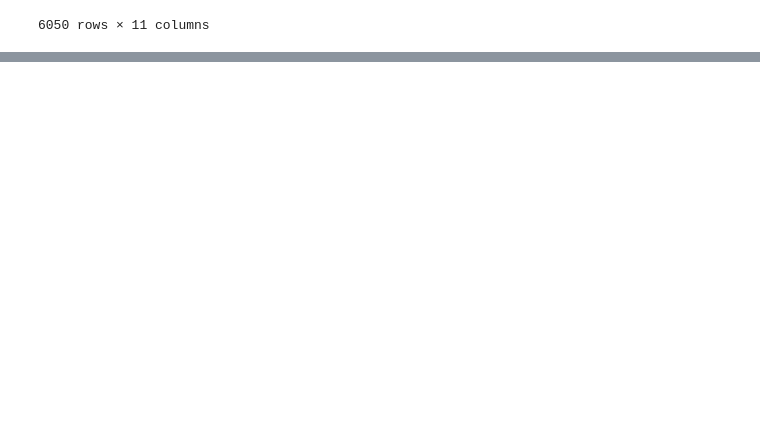
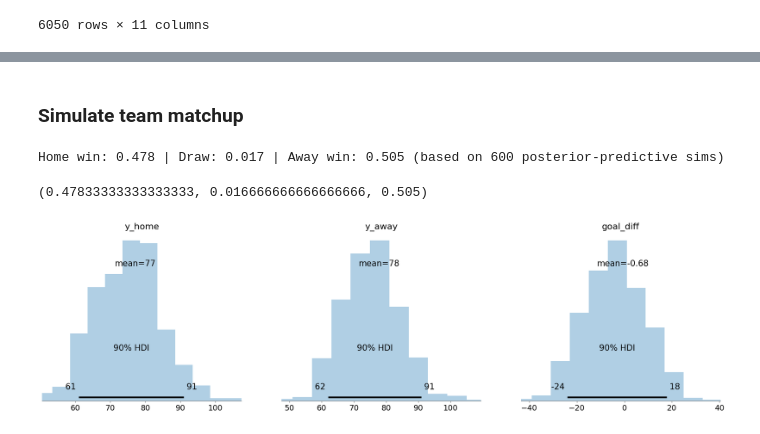
Before and after one commit to arham-habib/PostPick, a Jupyter notebook: research/ncaa/global_model.ipynb, the cells around one changed output, grey strips where cells are left out. Saved outputs shown, nothing was run; the diff lists cells and outputs as text; code cells hidden in the pictures; blank space fills up the shorter version.

```diff
--- a/research/ncaa/global_model.ipynb
+++ b/research/ncaa/global_model.ipynb
@@ -121,7 +124,7 @@ def hierarchal_model(
     numpyro.sample("y_home", dist.Poisson(jnp.exp(eta_home)), obs=y_home)
     numpyro.sample("y_away", dist.Poisson(jnp.exp(eta_away)), obs=y_away)
 
-def fit_hierarchal_model(encoded: EncodedSeason, seed: int = 0, num_chains: int = 2, num_warmup: int = 100, num_samples: int = 1000):
+def fit_hierarchal_model(encoded: EncodedSeason, seed: int = 0, num_chains: int = 2, num_warmup: int = 100, num_samples: int = 300):
     """
     Fit the model_hier_offdef_home model on an EncodedSeason.
     Returns the MCMC object and posterior samples.
@@ -193,0 +283,2 @@ mcmc
+# %% [markdown]
+### Simulate team matchup
@@ -193,0 +408,17 @@ mcmc
+# %%
+# D=600 draws, T=746 teams
+out = simulate_match_pp(
+    samples,
+    home_team=440,
+    away_team=165,
+    reps=None,         # uses all 600 draws once (parameter uncertainty preserved)
+    rng_seed=52,
+    make_plots=True,
+    return_idata=True,
+)
+
+out["p_home_win"], out["p_draw"], out["p_away_win"]
+# %% [output]
+Home win: 0.478 | Draw: 0.017 | Away win: 0.505 (based on 600 posterior-predictive sims)
+(0.47833333333333333, 0.016666666666666666, 0.505)
+[figure, added]
```
Also changed, not shown: parts of 11 cells of this notebook, 6 other files.
